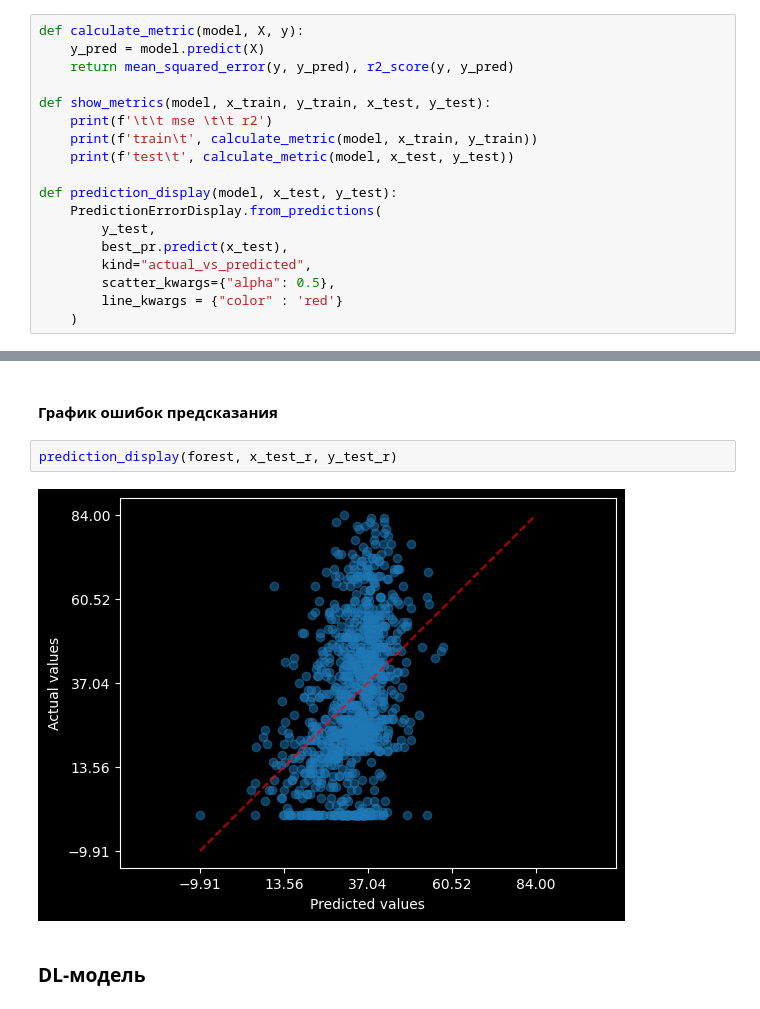
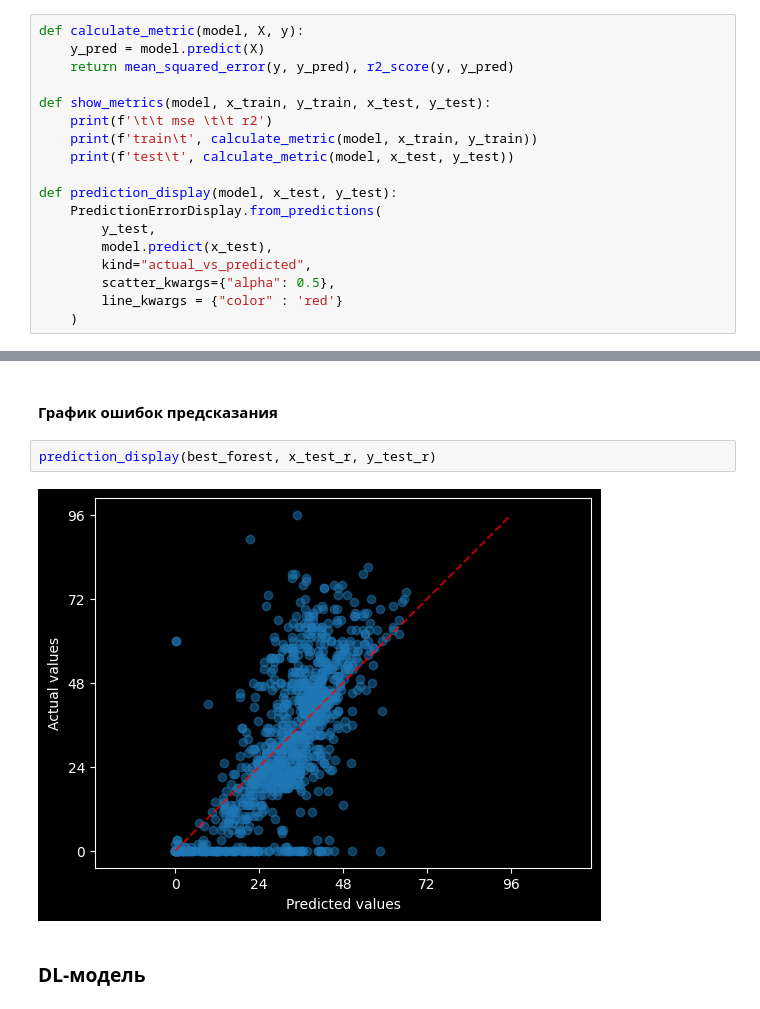
Before and after one commit to TimurKhabibulin474/ML-Spotify, a Jupyter notebook: spotify-v2.ipynb, the cells around one changed output, grey strips where cells are left out. Saved outputs shown, nothing was run; the diff lists cells and outputs as text.

```diff
--- a/spotify-v2.ipynb
+++ b/spotify-v2.ipynb
@@ -815,7 +817,7 @@ def show_metrics(model, x_train, y_train, x_test, y_test):
 def prediction_display(model, x_test, y_test):
     PredictionErrorDisplay.from_predictions(
         y_test,
-        best_pr.predict(x_test),
+        model.predict(x_test),
         kind="actual_vs_predicted",
         scatter_kwargs={"alpha": 0.5},
         line_kwargs = {"color" : 'red'}
@@ -1159,9 +1167,9 @@ test     (243.29352638029576, 0.4270064370881411)
 # %% [markdown]
 #### График ошибок предсказания
 # %%
-prediction_display(forest, x_test_r, y_test_r)
+prediction_display(best_forest, x_test_r, y_test_r)
 # %% [output]
-[figure, old version]
+[figure, new version]
 # %% [markdown]
 ### DL-модель
 # %% [markdown]
```
Also changed, not shown: parts of 30 cells of this notebook.
